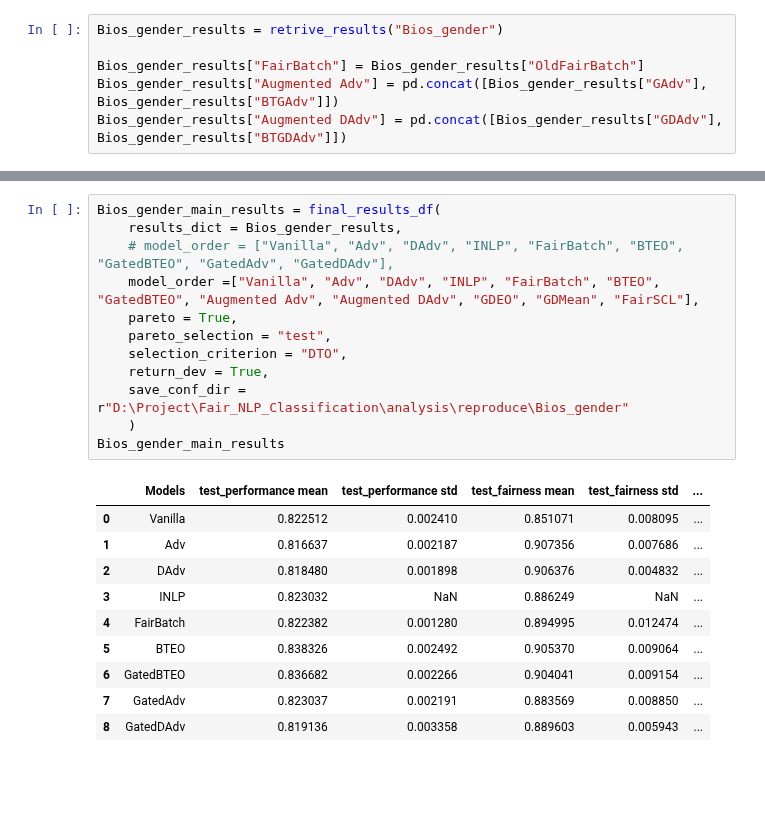
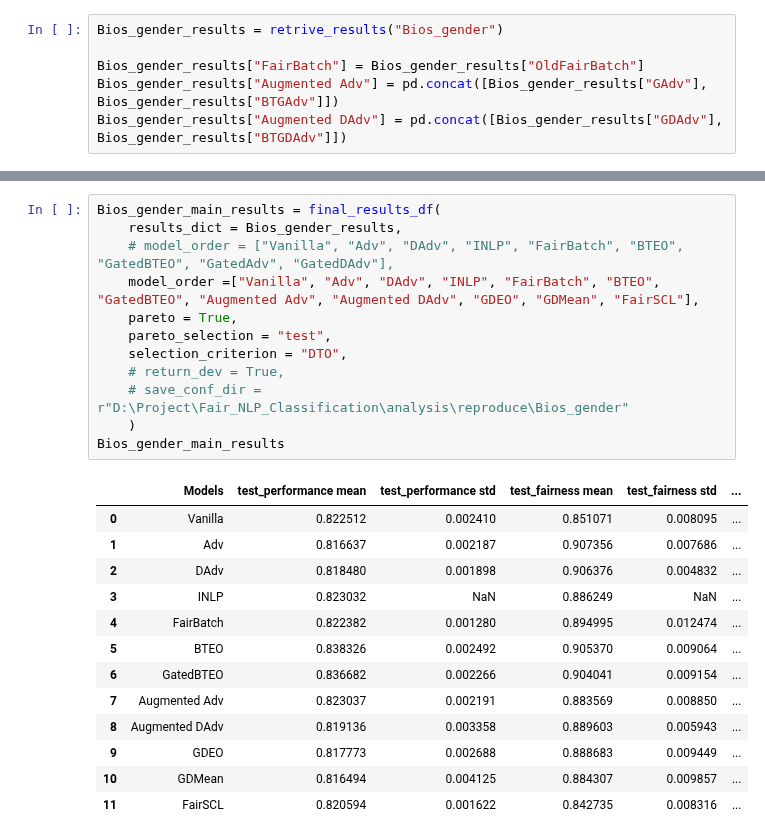
Before and after one commit to Libr-AI/fairlib, a Jupyter notebook: analysis/Final_results_in_paper.ipynb, the cells around one changed output, grey strips where cells are left out. Drawn from its saved outputs; the diff is of its cells as text; blank space fills up the shorter version.

```diff
--- a/analysis/Final_results_in_paper.ipynb
+++ b/analysis/Final_results_in_paper.ipynb
@@ -211,26 +230,29 @@ Bios_gender_results["GDEO"]
 # %%
 Bios_gender_main_results = final_results_df(
     results_dict = Bios_gender_results,
     # model_order = ["Vanilla", "Adv", "DAdv", "INLP", "FairBatch", "BTEO", "GatedBTEO", "GatedAdv", "GatedDAdv"],
     model_order =["Vanilla", "Adv", "DAdv", "INLP", "FairBatch", "BTEO", "GatedBTEO", "Augmented Adv", "Augmented DAdv", "GDEO", "GDMean", "FairSCL"],
     pareto = True,
     pareto_selection = "test",
     selection_criterion = "DTO",
-    return_dev = True,
-    save_conf_dir = r"D:\Project\Fair_NLP_Classification\analysis\reproduce\Bios_gender"
+    # return_dev = True,
+    # save_conf_dir = r"D:\Project\Fair_NLP_Classification\analysis\reproduce\Bios_gender"
     )
 Bios_gender_main_results
 # %% [output]
 |  | Models | test_performance mean | test_performance std | test_fairness mean | test_fairness std | ... |
 | 0 | Vanilla | 0.822512 | 0.002410 | 0.851071 | 0.008095 | ... |
 | 1 | Adv | 0.816637 | 0.002187 | 0.907356 | 0.007686 | ... |
 | 2 | DAdv | 0.818480 | 0.001898 | 0.906376 | 0.004832 | ... |
 | 3 | INLP | 0.823032 | NaN | 0.886249 | NaN | ... |
 | 4 | FairBatch | 0.822382 | 0.001280 | 0.894995 | 0.012474 | ... |
 | 5 | BTEO | 0.838326 | 0.002492 | 0.905370 | 0.009064 | ... |
 | 6 | GatedBTEO | 0.836682 | 0.002266 | 0.904041 | 0.009154 | ... |
-| 7 | GatedAdv | 0.823037 | 0.002191 | 0.883569 | 0.008850 | ... |
-| 8 | GatedDAdv | 0.819136 | 0.003358 | 0.889603 | 0.005943 | ... |
+| 7 | Augmented Adv | 0.823037 | 0.002191 | 0.883569 | 0.008850 | ... |
+| 8 | Augmented DAdv | 0.819136 | 0.003358 | 0.889603 | 0.005943 | ... |
+| 9 | GDEO | 0.817773 | 0.002688 | 0.888683 | 0.009449 | ... |
+| 10 | GDMean | 0.816494 | 0.004125 | 0.884307 | 0.009857 | ... |
+| 11 | FairSCL | 0.820594 | 0.001622 | 0.842735 | 0.008316 | ... |
 # %%
 tmp_df = Bios_gender_main_results[["Models", "test_performance mean", "test_fairness mean"]].copy()
 tmp_df["test_GAP mean"] = 1-tmp_df["test_fairness mean"].copy()
```
Also changed, not shown: parts of 6 cells of this notebook.
